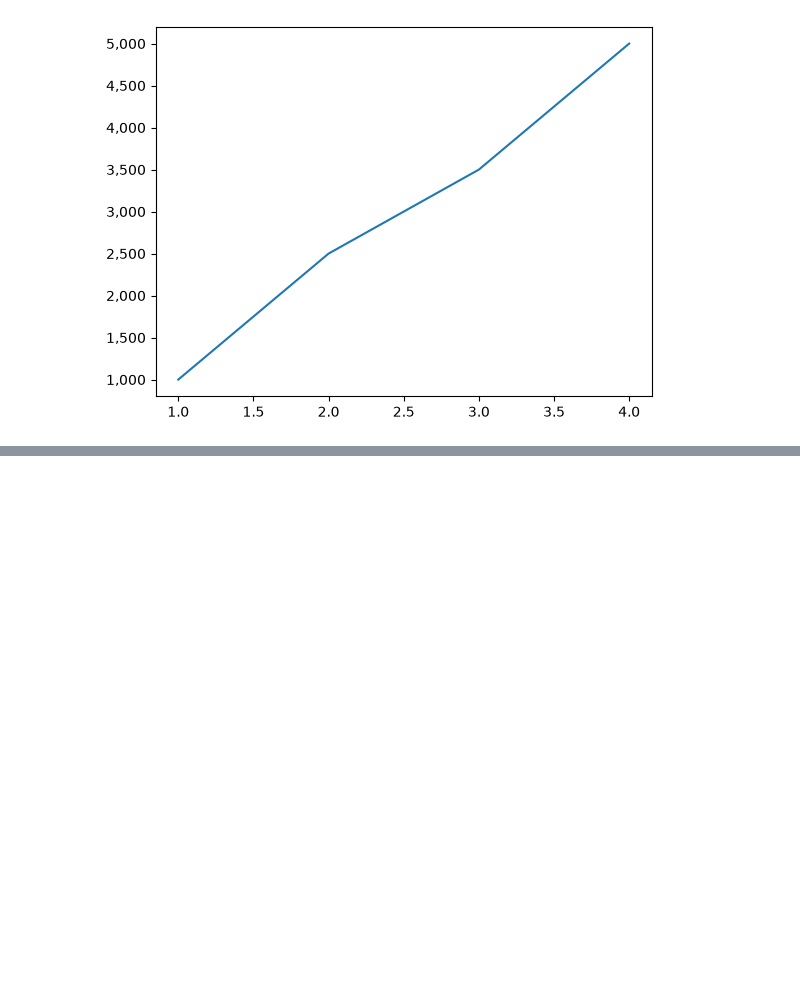
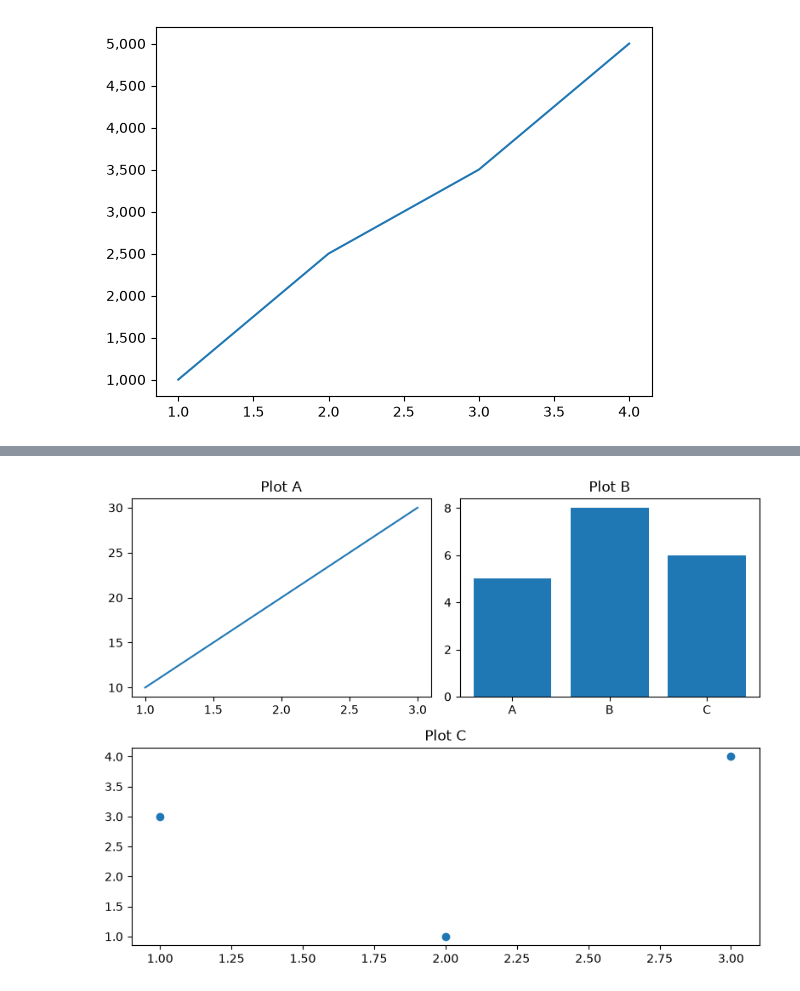
Before and after one commit to aprajitamall/DV_sem2_274, a Jupyter notebook: OOA_advanced_matplotlib.ipynb, the cells around one changed output, grey strips where cells are left out. Cells and saved outputs as stored; diff of their text form; code cells hidden in the pictures; blank space fills up the shorter version.

```diff
--- a/OOA_advanced_matplotlib.ipynb
+++ b/OOA_advanced_matplotlib.ipynb
@@ -235,0 +245,25 @@ plt.show()
+# %%
+
+import matplotlib.pyplot as plt
+
+fig, ax = plt.subplot_mosaic([
+    ["A", "B"],
+    ["C", "C"]
+], figsize=(8, 6))
+
+ax["A"].plot([1, 2, 3], [10, 20, 30])
+ax["A"].set_title("Plot A")
+
+ax["B"].bar(["A", "B", "C"], [5, 8, 6])
+ax["B"].set_title("Plot B")
+
+ax["C"].scatter([1, 2, 3], [3, 1, 4])
+ax["C"].set_title("Plot C")
+
+# ax[""].hist([10, 20, 20, 30, 30, 30])
+# ax["D"].set_title("Plot D")
+
+plt.tight_layout()
+plt.show()
+# %% [output]
+[figure, added]
```
Also changed, not shown: parts of 6 cells of this notebook, 1 other file.
